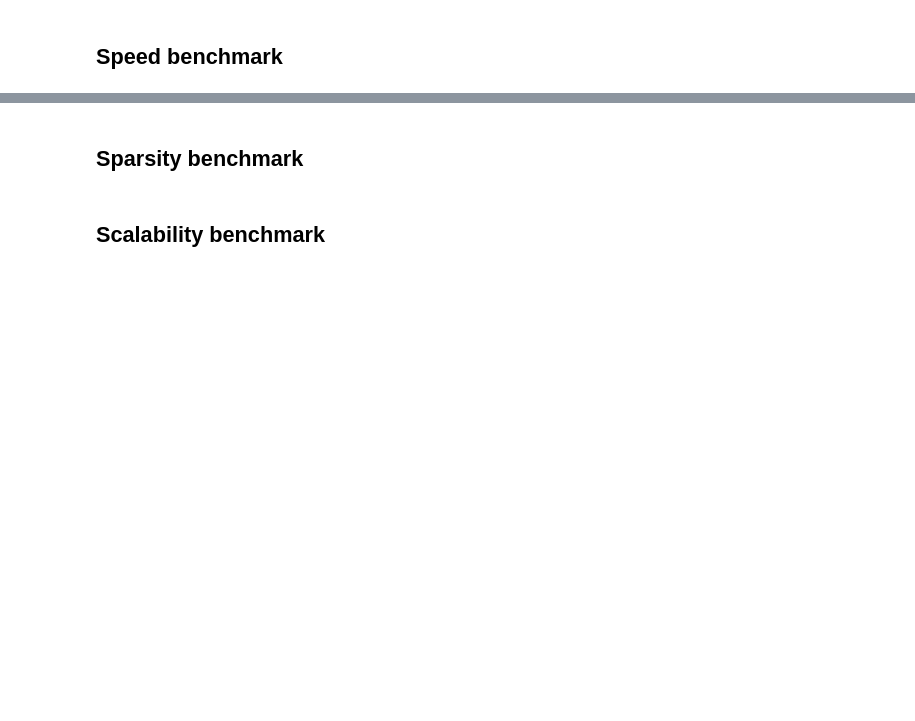
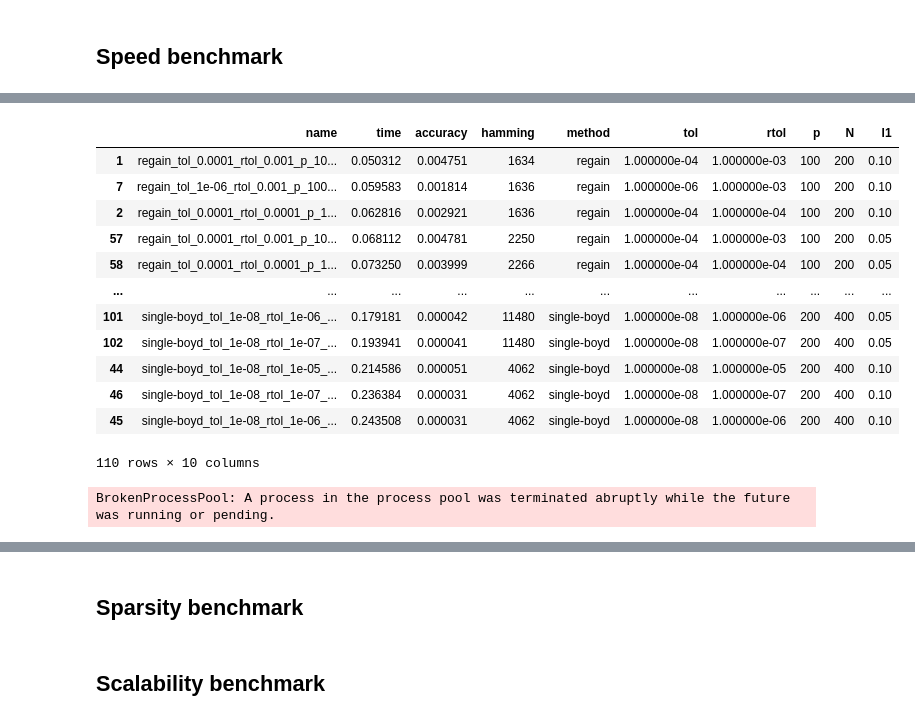
Before and after one commit to fabian-sp/GGLasso, a Jupyter notebook: benchmarks/benchmarks.ipynb, the cells around one changed output, grey strips where cells are left out. Cells and saved outputs as stored; diff of their text form; code cells hidden in the pictures; blank space fills up the shorter version.

Commit message:
benchmarks over differernt lambdas, warming up init for ADMM, show numC, create a file for running on cluster

```diff
--- a/benchmarks/benchmarks.ipynb
+++ b/benchmarks/benchmarks.ipynb
@@ -30,16 +30,16 @@ Theta_dict=dict()
 
 # p_list=[100, 500, 1000, 2500, 5000, 10000]
 # N_list=[200, 1000, 2000, 5000, 10000, 20000]
-p_list=[100]
-N_list=[200]
+p_list=[100, 200]
+N_list=[200, 400]
 
 print(" Power network generation ".center(40, '-'))
 
 for p, N in zip(p_list, N_list):
     try:
-        start = time.time()
+        start = time.perf_counter()
         S, X, Theta = network_generation(p, N, K=1, M=2)
-        end = time.time()
+        end = time.perf_counter()
         print("p: %5d, N : %5d, Time : %5.4f" % (p, N, end-start))
     except:
         print("Power network cannot be generated")
@@ -58,3 +74,6 @@ sk_params, rg_params, admm_params = benchmark_parameters(S_dict=S_dict, sk_tol_l
+# %%
+# lambda_list = [0.1, 0.05, 0.01]
+lambda_list = [0.1, 0.05]
 # %% [markdown]
 ## Speed benchmark
 # %%
@@ -62,10 +81,11 @@ time_dict = dict()
 accuracy_dict = dict()
 Z_dict = dict()
 
-for X, S in zip(list(X_dict.values()), list(S_dict.values())):
-    times, accs, precs = time_benchmark(X=X, S=S, Z_model="sklearn", lambda1=0.1, n_iter=5,
-                                        sk_params=sk_params, rg_params=rg_params, admm_params=admm_params)
+for l1 in lambda_list:
+    for X, S in zip(list(X_dict.values()), list(S_dict.values())):
+        times, accs, precs = time_benchmark(X=X, S=S, Z_model="sklearn", lambda1=l1, n_iter=5,
+                                            sk_params=sk_params, rg_params=rg_params, admm_params=admm_params)
 
-    time_dict.update(times)
-    accuracy_dict.update(accs)
-    Z_dict.update(precs)
+        time_dict.update(times)
+        accuracy_dict.update(accs)
+        Z_dict.update(precs)
@@ -74,4 +144,18 @@ sparsity = hamming_dict(Theta_dict=Theta_dict, Z_dict=Z_dict, t_rounding=1e-4)
 # %%
 df = benchmarks_dataframe(times=time_dict, acc_dict=accuracy_dict, spars_dict=sparsity)
 df = drop_acc_duplicates(df)
-df.head()
+df
+# %% [output]
+|  | name | time | accuracy | hamming | method | tol | rtol | p | N | l1 |
+| 1 | regain_tol_0.0001_rtol_0.001_p_10... | 0.050312 | 0.004751 | 1634 | regain | 1.000000e-04 | 1.000000e-03 | 100 | 200 | 0.10 |
+| 7 | regain_tol_1e-06_rtol_0.001_p_100... | 0.059583 | 0.001814 | 1636 | regain | 1.000000e-06 | 1.000000e-03 | 100 | 200 | 0.10 |
+| 2 | regain_tol_0.0001_rtol_0.0001_p_1... | 0.062816 | 0.002921 | 1636 | regain | 1.000000e-04 | 1.000000e-04 | 100 | 200 | 0.10 |
+| 57 | regain_tol_0.0001_rtol_0.001_p_10... | 0.068112 | 0.004781 | 2250 | regain | 1.000000e-04 | 1.000000e-03 | 100 | 200 | 0.05 |
+| 58 | regain_tol_0.0001_rtol_0.0001_p_1... | 0.073250 | 0.003999 | 2266 | regain | 1.000000e-04 | 1.000000e-04 | 100 | 200 | 0.05 |
+| ... | ... | ... | ... | ... | ... | ... | ... | ... | ... | ... |
+| 101 | single-boyd_tol_1e-08_rtol_1e-06_... | 0.179181 | 0.000042 | 11480 | single-boyd | 1.000000e-08 | 1.000000e-06 | 200 | 400 | 0.05 |
+| 102 | single-boyd_tol_1e-08_rtol_1e-07_... | 0.193941 | 0.000041 | 11480 | single-boyd | 1.000000e-08 | 1.000000e-07 | 200 | 400 | 0.05 |
+| 44 | single-boyd_tol_1e-08_rtol_1e-05_... | 0.214586 | 0.000051 | 4062 | single-boyd | 1.000000e-08 | 1.000000e-05 | 200 | 400 | 0.10 |
+| 46 | single-boyd_tol_1e-08_rtol_1e-07_... | 0.236384 | 0.000031 | 4062 | single-boyd | 1.000000e-08 | 1.000000e-07 | 200 | 400 | 0.10 |
+| 45 | single-boyd_tol_1e-08_rtol_1e-06_... | 0.243508 | 0.000031 | 4062 | single-boyd | 1.000000e-08 | 1.000000e-06 | 200 | 400 | 0.10 |
+110 rows × 10 columns
@@ -77,0 +164,16 @@ df.head()
+# %%
+from concurrent.futures import ProcessPoolExecutor
+
+def summ(a,b):
+    return a+b
+
+def main():
+    with ProcessPoolExecutor(max_workers=5) as executor:
+        future_to_url = [executor.submit(summ, X, S)
+                         for X, S in zip(list(X_dict.values()), list(S_dict.values()))]
+        for future in concurrent.futures.as_completed(future_to_url):
+            print(future.result())
+if __name__ == '__main__':
+    main()
+# %% [output]
+BrokenProcessPool: A process in the process pool was terminated abruptly while the future was running or pending.
```
Also changed, not shown: parts of 9 cells of this notebook, 5 other files.
